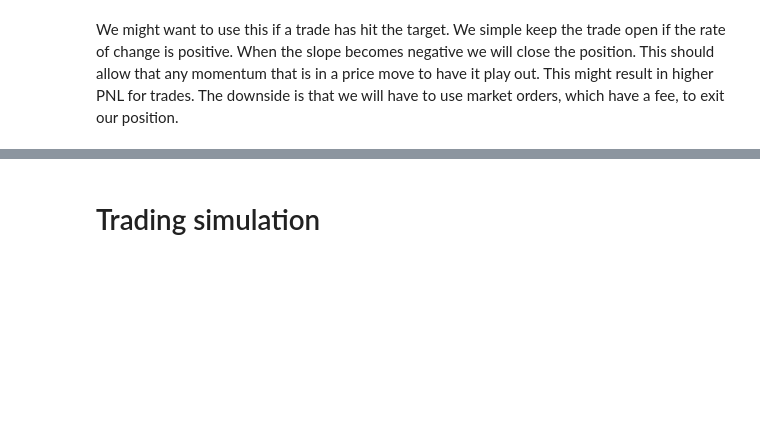
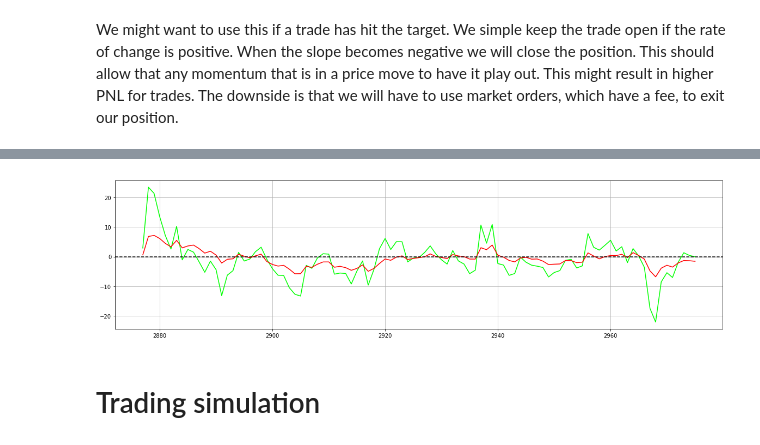
Before and after one commit to darkeclipz/jupyter-notebooks, a Jupyter notebook: Crypto/Strategy Backtesting/Strategy Backtesting Framework.ipynb, the cells around one changed output, grey strips where cells are left out. Drawn from its saved outputs; the diff is of its cells as text; code cells hidden in the pictures; blank space fills up the shorter version.

```diff
--- a/Crypto/Strategy Backtesting/Strategy Backtesting Framework.ipynb
+++ b/Crypto/Strategy Backtesting/Strategy Backtesting Framework.ipynb
@@ -418,3 +440,13 @@ We might want to use this if a trade has hit the target. We simple keep the trad
+# %%
+dfdx['dist_ema8_dx'] = dfdx['dist_ema8'].diff()
+dfdx['dist_ema21_dx'] = dfdx['dist_ema21'].diff()
+plt.figure(figsize=(20,5))
+plt.plot(dfdx['dist_ema8_dx'], c='lime')
+plt.plot(dfdx['dist_ema21_dx'], c='r')
+plt.axhline(0, c='black', ls='dashed')
+plt.grid()
+# %% [output]
+[figure, added]
 # %% [markdown]
 # Trading simulation
 # %% [markdown]
```
Also changed, not shown: parts of 12 cells of this notebook.
